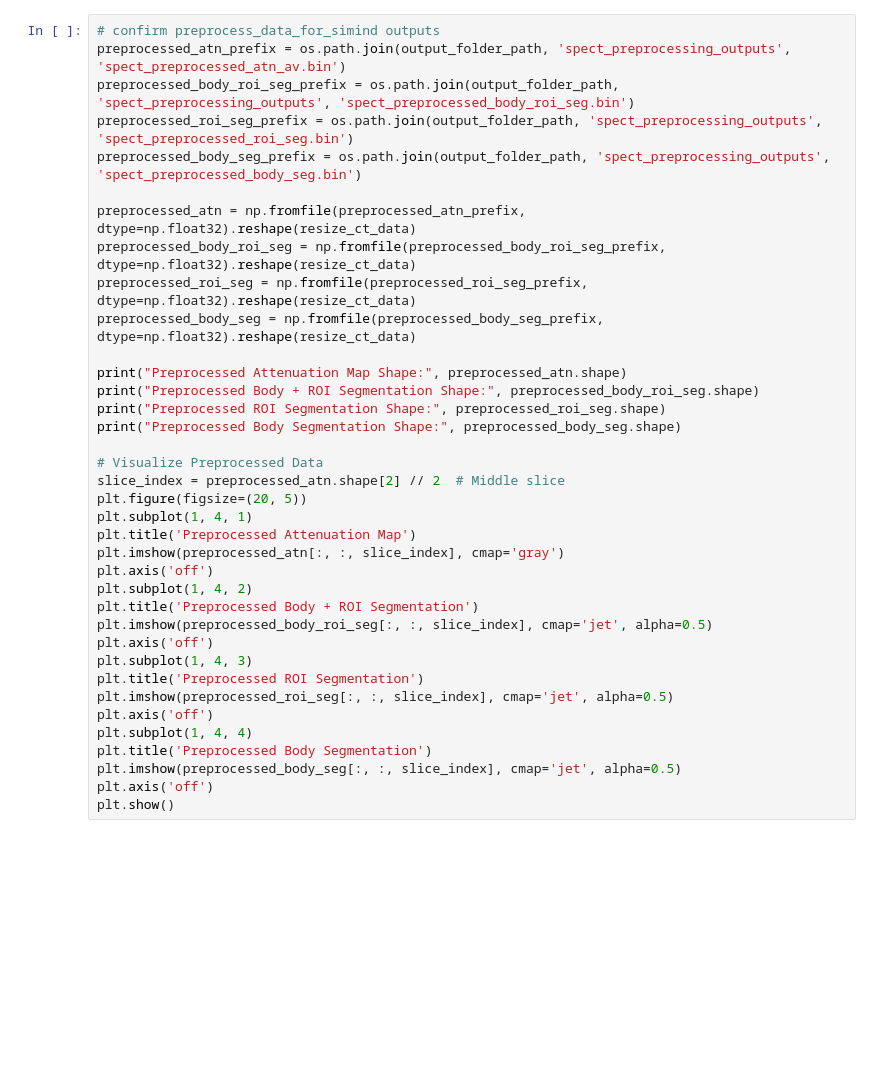
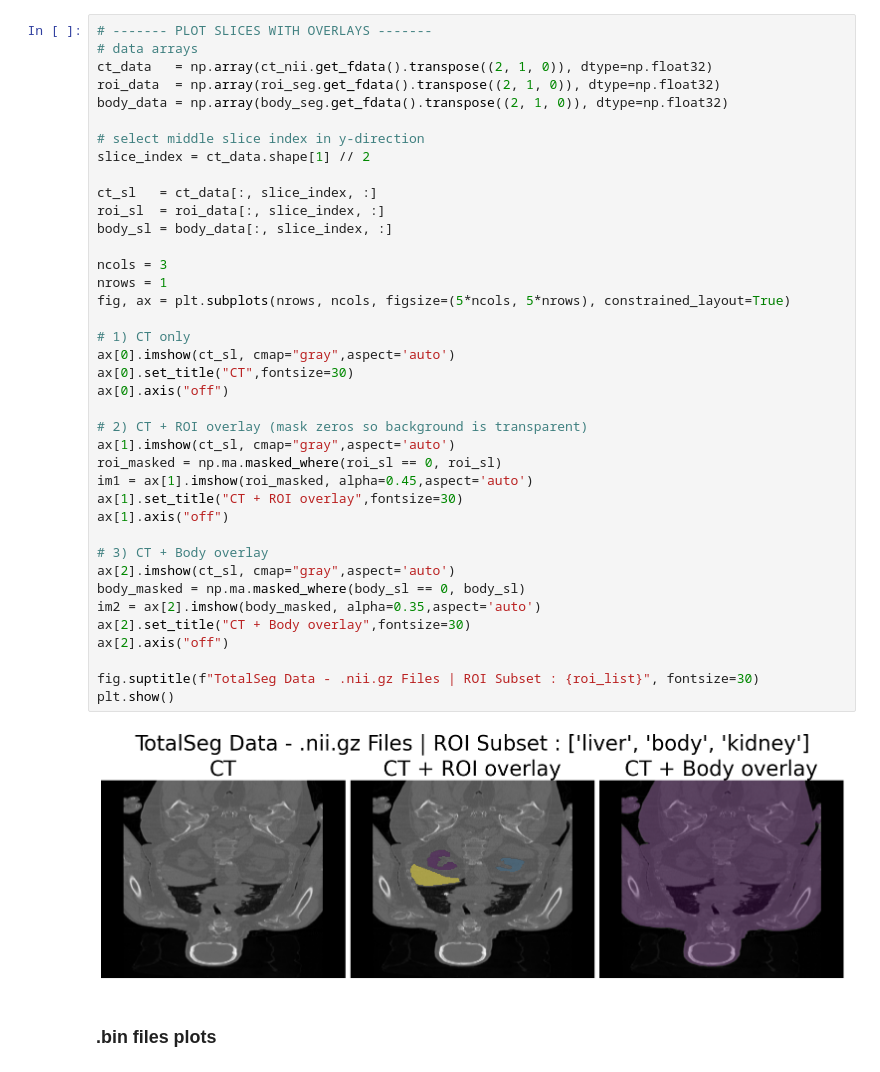
Before and after one commit to qurit/Theranostic-Virtual-Patient-Pipeline, a Jupyter notebook: testing_outputs.ipynb, the cells around one changed output. Cells and saved outputs as stored; diff of their text form; blank space fills up the shorter version.

```diff
--- a/testing_outputs.ipynb
+++ b/testing_outputs.ipynb
@@ -65,37 +184,43 @@ plt.show()
-# %%
-# confirm preprocess_data_for_simind outputs
-preprocessed_atn_prefix = os.path.join(output_folder_path, 'spect_preprocessing_outputs', 'spect_preprocessed_atn_av.bin')
-preprocessed_body_roi_seg_prefix = os.path.join(output_folder_path, 'spect_preprocessing_outputs', 'spect_preprocessed_body_roi_seg.bin')
-preprocessed_roi_seg_prefix = os.path.join(output_folder_path, 'spect_preprocessing_outputs', 'spect_preprocessed_roi_seg.bin')
-preprocessed_body_seg_prefix = os.path.join(output_folder_path, 'spect_preprocessing_outputs', 'spect_preprocessed_body_seg.bin')
-
-preprocessed_atn = np.fromfile(preprocessed_atn_prefix, dtype=np.float32).reshape(resize_ct_data)
-preprocessed_body_roi_seg = np.fromfile(preprocessed_body_roi_seg_prefix, dtype=np.float32).reshape(resize_ct_data)
-preprocessed_roi_seg = np.fromfile(preprocessed_roi_seg_prefix, dtype=np.float32).reshape(resize_ct_data)
-preprocessed_body_seg = np.fromfile(preprocessed_body_seg_prefix, dtype=np.float32).reshape(resize_ct_data)
-
-print("Preprocessed Attenuation Map Shape:", preprocessed_atn.shape)
-print("Preprocessed Body + ROI Segmentation Shape:", preprocessed_body_roi_seg.shape)
-print("Preprocessed ROI Segmentation Shape:", preprocessed_roi_seg.shape)
-print("Preprocessed Body Segmentation Shape:", preprocessed_body_seg.shape)
-
-# Visualize Preprocessed Data
-slice_index = preprocessed_atn.shape[2] // 2  # Middle slice
-plt.figure(figsize=(20, 5))
-plt.subplot(1, 4, 1)
-plt.title('Preprocessed Attenuation Map')
-plt.imshow(preprocessed_atn[:, :, slice_index], cmap='gray')
-plt.axis('off')
-plt.subplot(1, 4, 2)
-plt.title('Preprocessed Body + ROI Segmentation')
-plt.imshow(preprocessed_body_roi_seg[:, :, slice_index], cmap='jet', alpha=0.5)
-plt.axis('off')
-plt.subplot(1, 4, 3)
-plt.title('Preprocessed ROI Segmentation')
-plt.imshow(preprocessed_roi_seg[:, :, slice_index], cmap='jet', alpha=0.5)
-plt.axis('off')
-plt.subplot(1, 4, 4)
-plt.title('Preprocessed Body Segmentation')
-plt.imshow(preprocessed_body_seg[:, :, slice_index], cmap='jet', alpha=0.5)
-plt.axis('off')
-plt.show()
+# %%
+# ------- PLOT SLICES WITH OVERLAYS -------
+# data arrays
+ct_data   = np.array(ct_nii.get_fdata().transpose((2, 1, 0)), dtype=np.float32)
+roi_data  = np.array(roi_seg.get_fdata().transpose((2, 1, 0)), dtype=np.float32)
+body_data = np.array(body_seg.get_fdata().transpose((2, 1, 0)), dtype=np.float32)
+
+# select middle slice index in y-direction
+slice_index = ct_data.shape[1] // 2
+
+ct_sl   = ct_data[:, slice_index, :]
+roi_sl  = roi_data[:, slice_index, :]
+body_sl = body_data[:, slice_index, :]
+
+ncols = 3
+nrows = 1
+fig, ax = plt.subplots(nrows, ncols, figsize=(5*ncols, 5*nrows), constrained_layout=True)
+
+# 1) CT only
+ax[0].imshow(ct_sl, cmap="gray",aspect='auto')
+ax[0].set_title("CT",fontsize=30)
+ax[0].axis("off")
+
+# 2) CT + ROI overlay (mask zeros so background is transparent)
+ax[1].imshow(ct_sl, cmap="gray",aspect='auto')
+roi_masked = np.ma.masked_where(roi_sl == 0, roi_sl)
+im1 = ax[1].imshow(roi_masked, alpha=0.45,aspect='auto')
+ax[1].set_title("CT + ROI overlay",fontsize=30)
+ax[1].axis("off")
+
+# 3) CT + Body overlay
+ax[2].imshow(ct_sl, cmap="gray",aspect='auto')
+body_masked = np.ma.masked_where(body_sl == 0, body_sl)
+im2 = ax[2].imshow(body_masked, alpha=0.35,aspect='auto')
+ax[2].set_title("CT + Body overlay",fontsize=30)
+ax[2].axis("off")
+
+fig.suptitle(f"TotalSeg Data - .nii.gz Files | ROI Subset : {roi_list}", fontsize=30)
+plt.show()
+# %% [output]
+[figure, added]
+# %% [markdown]
+### .bin files plots
```
Also changed, not shown: parts of 33 cells of this notebook.
